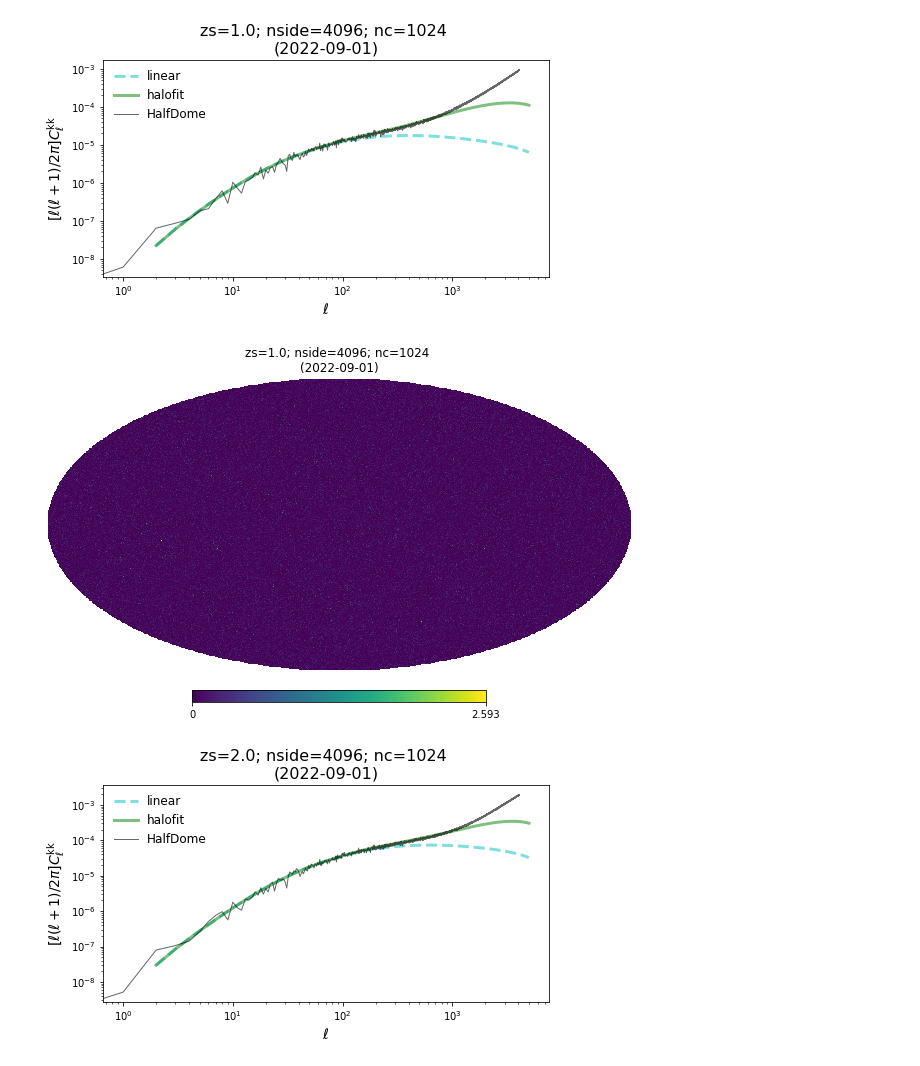
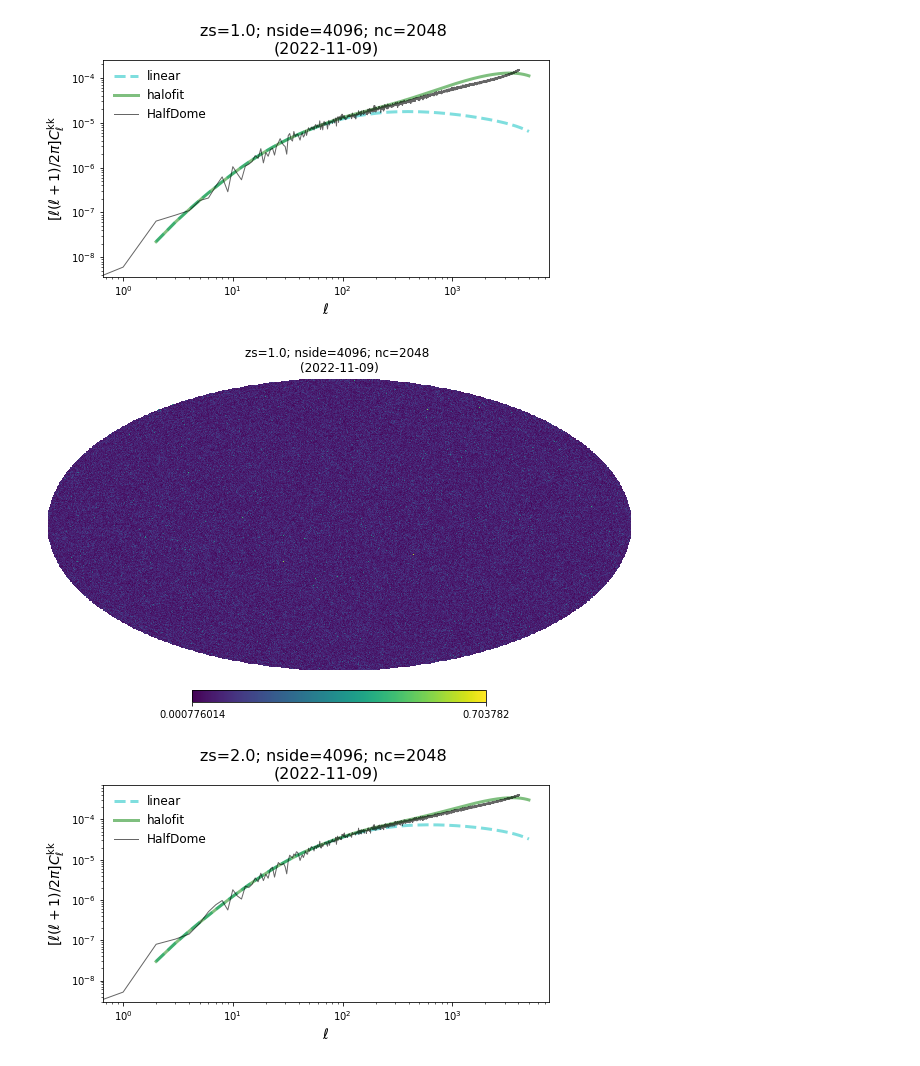
Before and after one commit to HalfDomeSims/Lensing-Born, a Jupyter notebook: test_kappa_maps.ipynb, the cells around one changed output. Drawn from its saved outputs; the diff is of its cells as text; code cells hidden in the pictures.

```diff
--- a/test_kappa_maps.ipynb
+++ b/test_kappa_maps.ipynb
@@ -90,7 +90,7 @@ def calc_cl(z_s):
 # %%
 zs=1.0
 fs=12
-def gen_comp(zs,nc=512,nside=4096):
+def gen_comp(zs,nc=2048,nside=4096):
     subdir='/global/cscratch1/sd/jialiu/halfdome/lensing_maps/'
     f = bigfile.File(subdir+'nc%i/WL-%.2f-N%04i'%(nc,zs,nside))
 
@@ -141,8 +141,8 @@ def gen_comp(zs,nc=512,nside=4096):
     #hp.cartview(f['kappa'][:], lonra=[-fov/2, fov/2], latra=[-fov/2, fov/2], min=-0.3, max=0.3)
 # %%
 for zs in (1,2,3):
-    gen_comp(zs, nc=1024, nside=4096)
+    gen_comp(zs, nc=2048, nside=4096)
 # %% [output]
-[figure, old version]
+[figure, new version]
-[figure, old version]
+[figure, new version]
-[figure, old version]
+[figure, new version]
```
Also changed, not shown: parts of 1 cell of this notebook, 2 other files.
